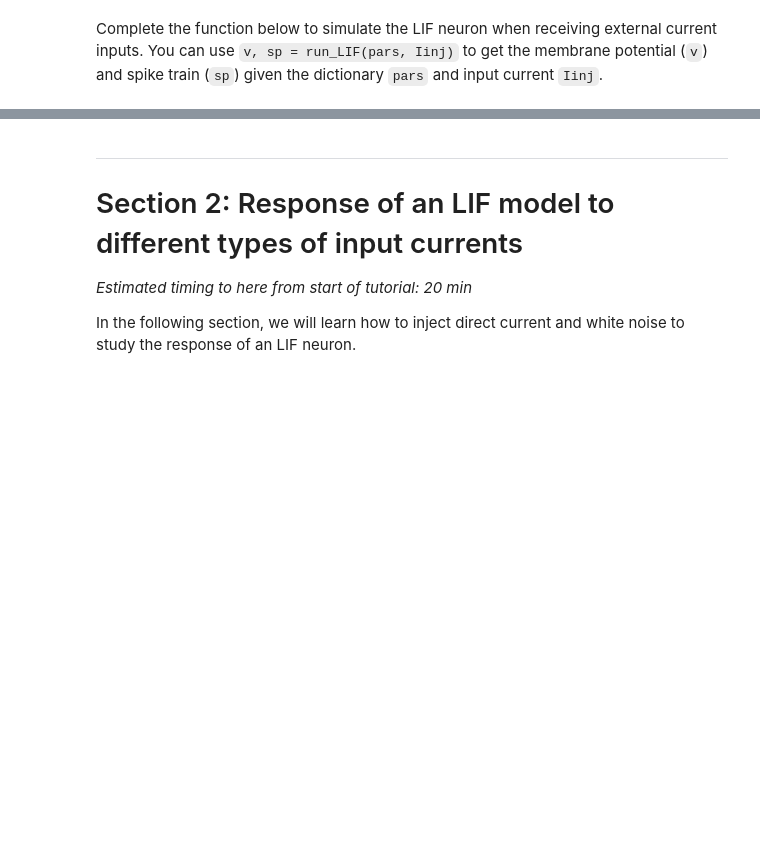
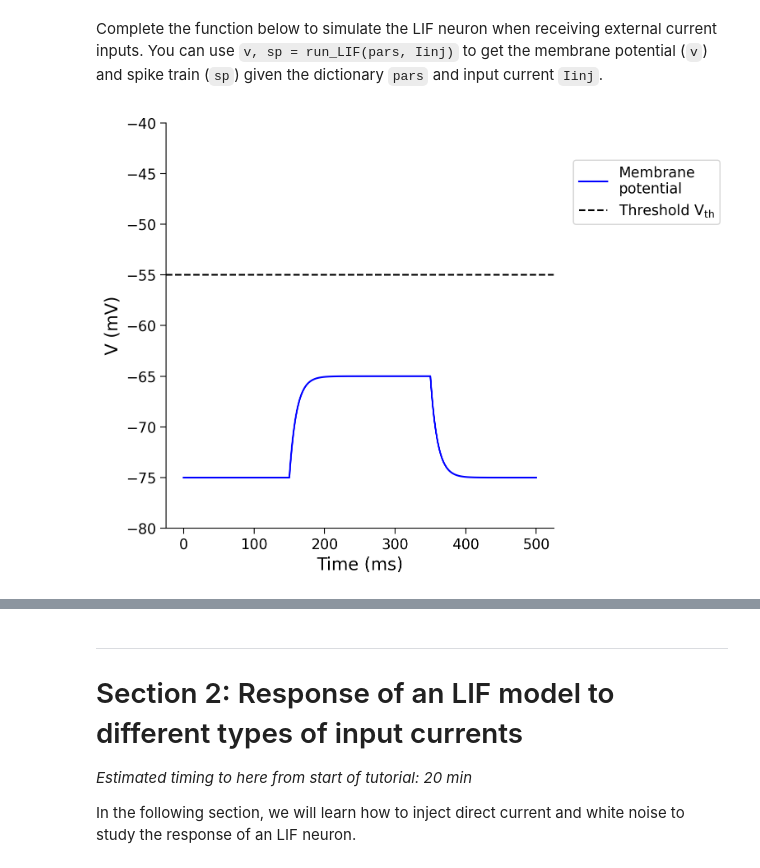
Before and after one commit to parlakfatma/MLprojectB555, a Jupyter notebook: tutorials/W2D3_BiologicalNeuronModels/student/W2D3_Tutorial1.ipynb, the cells around one changed output, grey strips where cells are left out. Saved outputs shown, nothing was run; the diff lists cells and outputs as text; code cells hidden in the pictures; blank space fills up the shorter version.

```diff
--- a/tutorials/W2D3_BiologicalNeuronModels/student/W2D3_Tutorial1.ipynb
+++ b/tutorials/W2D3_BiologicalNeuronModels/student/W2D3_Tutorial1.ipynb
@@ -352,35 +352,37 @@ def run_LIF(pars, Iinj, stop=False):
 
     elif v[it] >= V_th:  # if voltage over threshold
       rec_spikes.append(it)  # record spike event
       v[it] = V_reset  # reset voltage
       tr = tref / dt  # set refractory time
 
     ########################################################################
     ## TODO for students: compute the membrane potential v, spike train sp #
     # Fill out function and remove
     # raise NotImplementedError('Student Exercise: calculate the dv/dt and the update step!')
     ########################################################################
 
     # Calculate the increment of the membrane potential
-    dv = (-(v[it]-E_L)+(Iinj[it]/g_l))*(dt/tau_m)
+    dv = (-(v[it]-E_L)+(Iinj[it]/g_L))*(dt/tau_m)
 
     # Update the membrane potential
-    v[it + 1] = ...
+    v[it + 1] = v[it] + dv
 
   # Get spike times in ms
   rec_spikes = np.array(rec_spikes) * dt
 
   return v, rec_spikes
 
 
 # Get parameters
 pars = default_pars(T=500)
 
 # Simulate LIF model
 v, sp = run_LIF(pars, Iinj=100, stop=True)
 
 # Visualize
 plot_volt_trace(pars, v, sp)
+# %% [output]
+[figure, added]
 # %% [markdown]
 [*Click for solution*](https://github.com/NeuromatchAcademy/course-content/tree/main/tutorials/W2D3_BiologicalNeuronModels/solutions/W2D3_Tutorial1_Solution_60a1e954.py)
 
```
